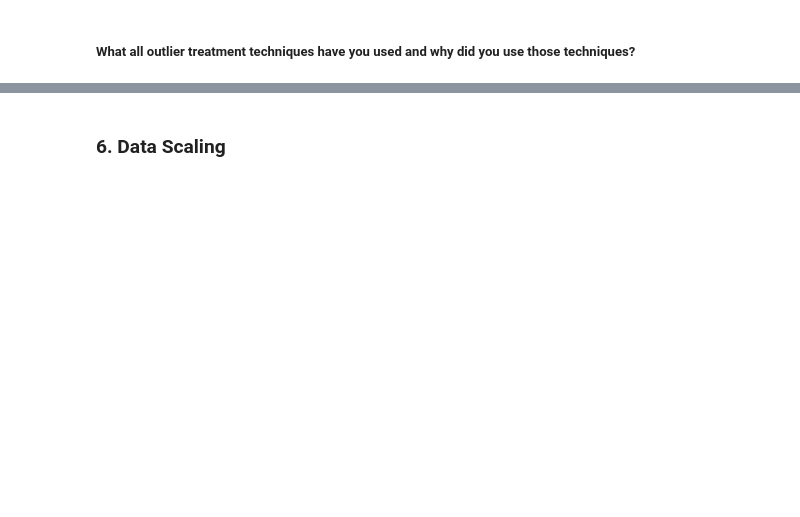
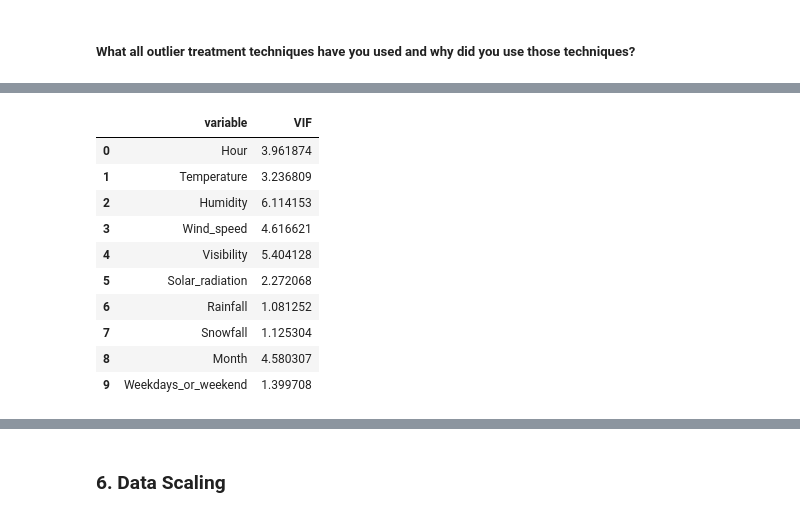
Before and after one commit to OmprakashDebata/Bike-Sharing-Demand-Regression, a Jupyter notebook: Bike_sharing_individual.ipynb, the cells around one changed output, grey strips where cells are left out. Cells and saved outputs as stored; diff of their text form; code cells hidden in the pictures; blank space fills up the shorter version.

```diff
--- a/Bike_sharing_individual.ipynb
+++ b/Bike_sharing_individual.ipynb
@@ -1590,0 +1595,16 @@ Answer Here.
+# %%
+# Not including 'Dew point temperature as it has high VIF.
+
+calculate_vif(bike_data[[i for i in bike_data.describe().columns if i not in ['Rented_bike_count', 'Dew_point_temperature']]])
+# %% [output]
+|  | variable | VIF |
+| 0 | Hour | 3.961874 |
+| 1 | Temperature | 3.236809 |
+| 2 | Humidity | 6.114153 |
+| 3 | Wind_speed | 4.616621 |
+| 4 | Visibility | 5.404128 |
+| 5 | Solar_radiation | 2.272068 |
+| 6 | Rainfall | 1.081252 |
+| 7 | Snowfall | 1.125304 |
+| 8 | Month | 4.580307 |
+| 9 | Weekdays_or_weekend | 1.399708 |
```
Also changed, not shown: parts of 92 cells of this notebook.
